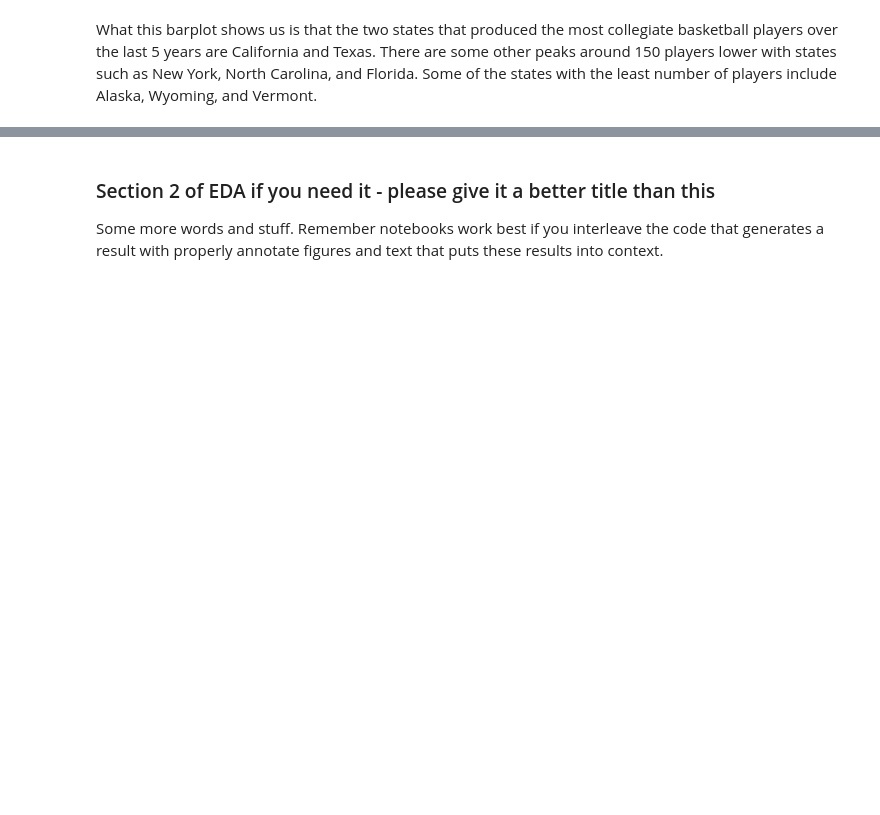
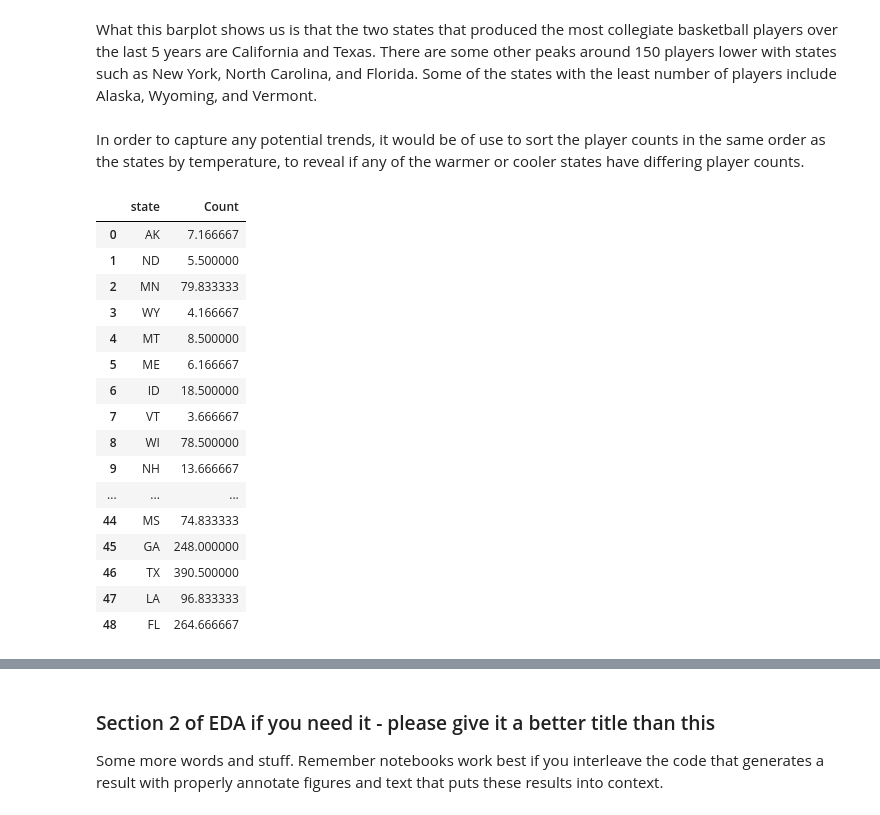
Before and after one commit to jayden789/State-weather-player-performance, a Jupyter notebook: EDACheckpoint_group69.ipynb, the cells around one changed output, grey strips where cells are left out. Drawn from its saved outputs; the diff is of its cells as text; code cells hidden in the pictures; blank space fills up the shorter version.

```diff
--- a/EDACheckpoint_group69.ipynb
+++ b/EDACheckpoint_group69.ipynb
@@ -737,2 +737,26 @@ plt.show()
 # %% [markdown]
 What this barplot shows us is that the two states that produced the most collegiate basketball players over the last 5 years are California and Texas. There are some other peaks around 150 players lower with states such as New York, North Carolina, and Florida. Some of the states with the least number of players include Alaska, Wyoming, and Vermont.
+# %% [markdown]
+In order to capture any potential trends, it would be of use to sort the player counts in the same order as the states by temperature, to reveal if any of the warmer or cooler states have differing player counts.
+# %%
+player_bar_df = player_bar_df.sort_values('State')
+player_bar_df = player_bar_df.set_index('State').reindex(bar_df['state']).reset_index()
+player_bar_df
+# %% [output]
+|  | state | Count |
+| 0 | AK | 7.166667 |
+| 1 | ND | 5.500000 |
+| 2 | MN | 79.833333 |
+| 3 | WY | 4.166667 |
+| 4 | MT | 8.500000 |
+| 5 | ME | 6.166667 |
+| 6 | ID | 18.500000 |
+| 7 | VT | 3.666667 |
+| 8 | WI | 78.500000 |
+| 9 | NH | 13.666667 |
+| ... | ... | ... |
+| 44 | MS | 74.833333 |
+| 45 | GA | 248.000000 |
+| 46 | TX | 390.500000 |
+| 47 | LA | 96.833333 |
+| 48 | FL | 264.666667 |
```
Also changed, not shown: parts of 4 cells of this notebook.
